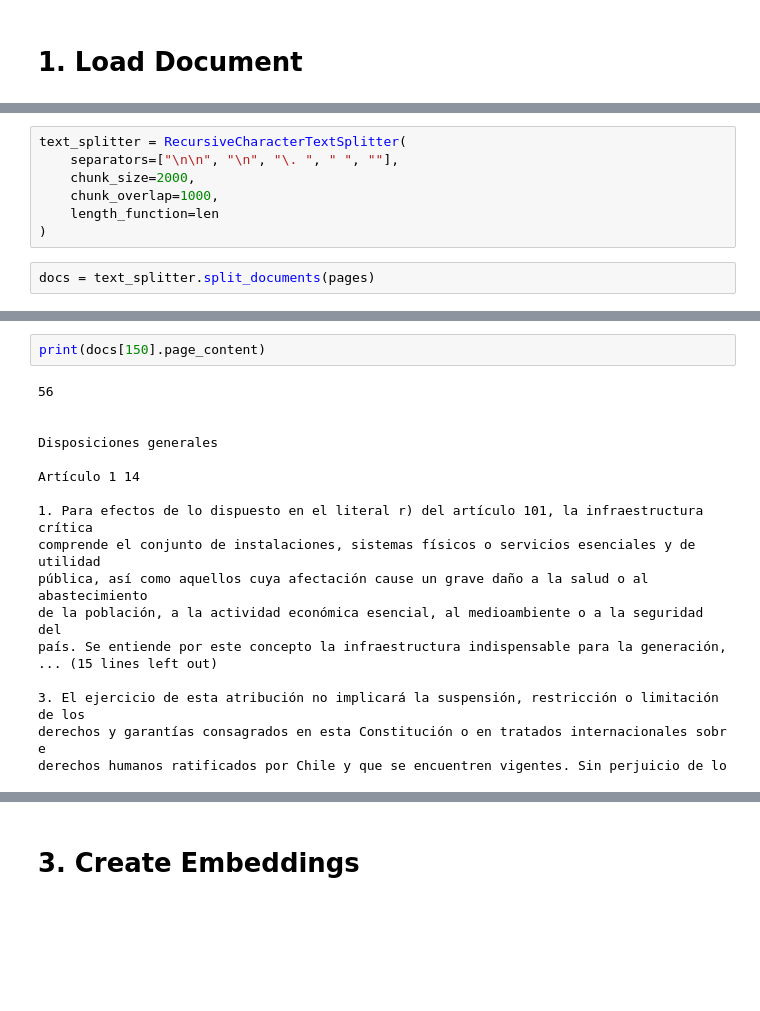
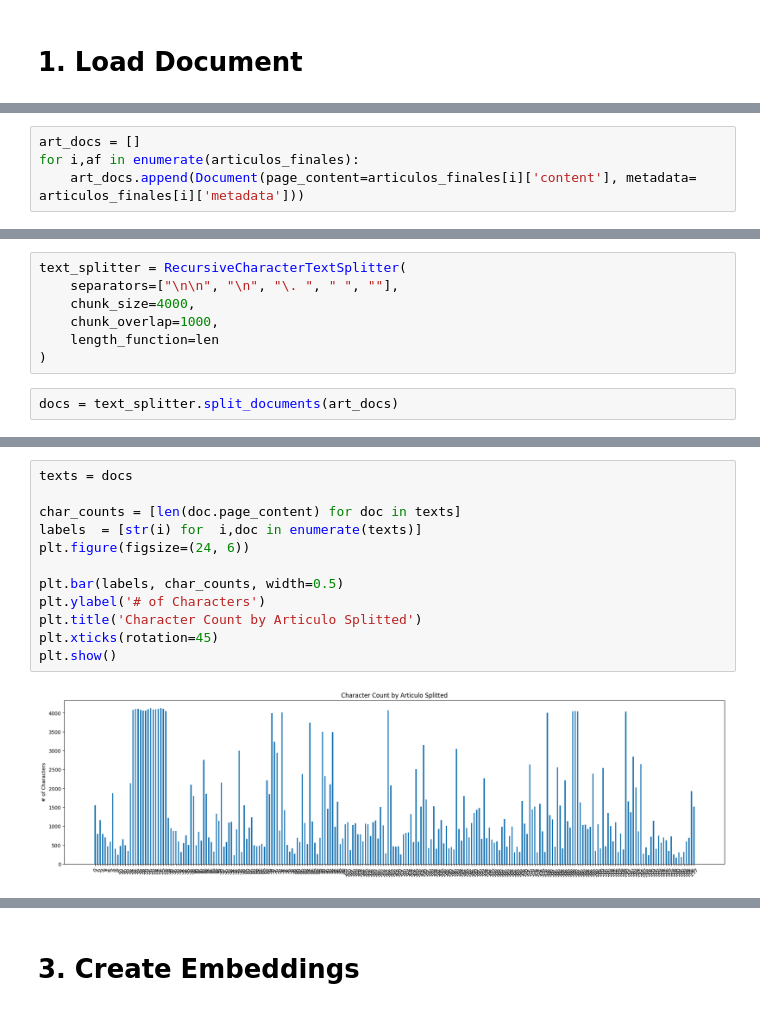
Before and after one commit to ensamblador/chat-borrador-constitucional-2023, a Jupyter notebook: 00_create_vector_db.ipynb, the cells around one changed output, grey strips where cells are left out. Drawn from its saved outputs; the diff is of its cells as text; blank space fills up the shorter version.

```diff
--- a/00_create_vector_db.ipynb
+++ b/00_create_vector_db.ipynb
@@ -5,0 +135,4 @@ from langchain.text_splitter import RecursiveCharacterTextSplitter, CharacterTex
+# %%
+art_docs = []
+for i,af in enumerate(articulos_finales):
+    art_docs.append(Document(page_content=articulos_finales[i]['content'], metadata= articulos_finales[i]['metadata']))
@@ -32,9 +153,9 @@ pages[0].metadata
 # %%
 text_splitter = RecursiveCharacterTextSplitter(
     separators=["\n\n", "\n", "\. ", " ", ""],
-    chunk_size=2000,
+    chunk_size=4000,
     chunk_overlap=1000,
     length_function=len
 )
 # %%
-docs = text_splitter.split_documents(pages)
+docs = text_splitter.split_documents(art_docs)
@@ -65,20 +170,14 @@ los efectos o consecuencias de la ejecución de esta atribución.
-# %%
-print(docs[150].page_content)
-# %% [output]
-56
-
-
-Disposiciones generales
-
-Artículo 1 14
-
-1. Para efectos de lo dispuesto en el literal r) del artículo 101, la infraestructura crítica
-comprende el conjunto de instalaciones, sistemas físicos o servicios esenciales y de utilidad
-pública, así como aquellos cuya afectación cause un grave daño a la salud o al abastecimiento
-de la población, a la actividad económica esencial, al medioambiente o a la seguridad del
-país. Se entiende por este concepto la infraestructura indispensable para la generación,
-... (15 lines left out)
-
-3. El ejercicio de esta atribución no implicará la suspensión, restricción o limitación de los
-derechos y garantías consagrados en esta Constitución o en tratados internacionales sobr e
-derechos humanos ratificados por Chile y que se encuentren vigentes. Sin perjuicio de lo
+# %%
+texts = docs
+
+char_counts = [len(doc.page_content) for doc in texts]
+labels  = [str(i) for  i,doc in enumerate(texts)]
+plt.figure(figsize=(24, 6))
+
+plt.bar(labels, char_counts, width=0.5)
+plt.ylabel('# of Characters')
+plt.title('Character Count by Articulo Splitted')
+plt.xticks(rotation=45)
+plt.show()
+# %% [output]
+[figure, added]
```
Also changed, not shown: parts of 39 cells of this notebook, 38 other files.
